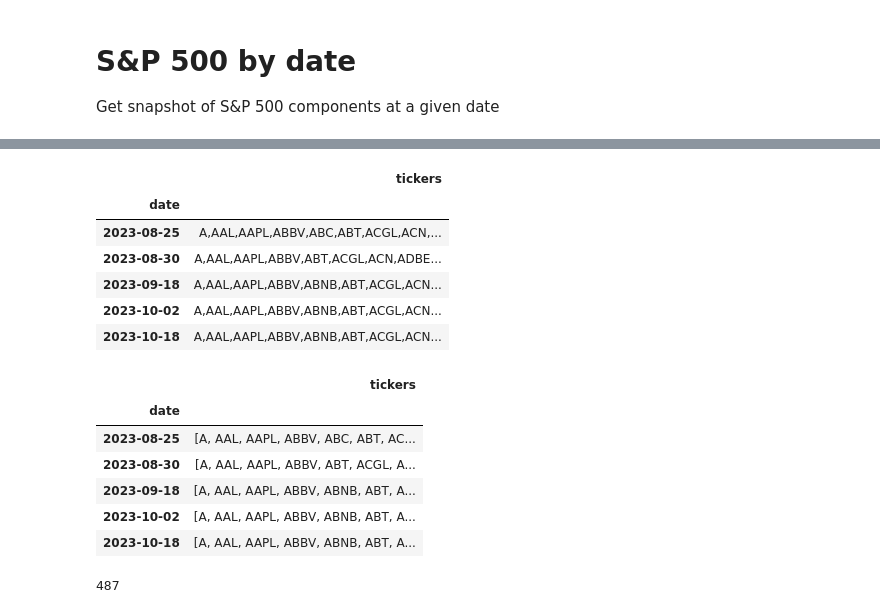
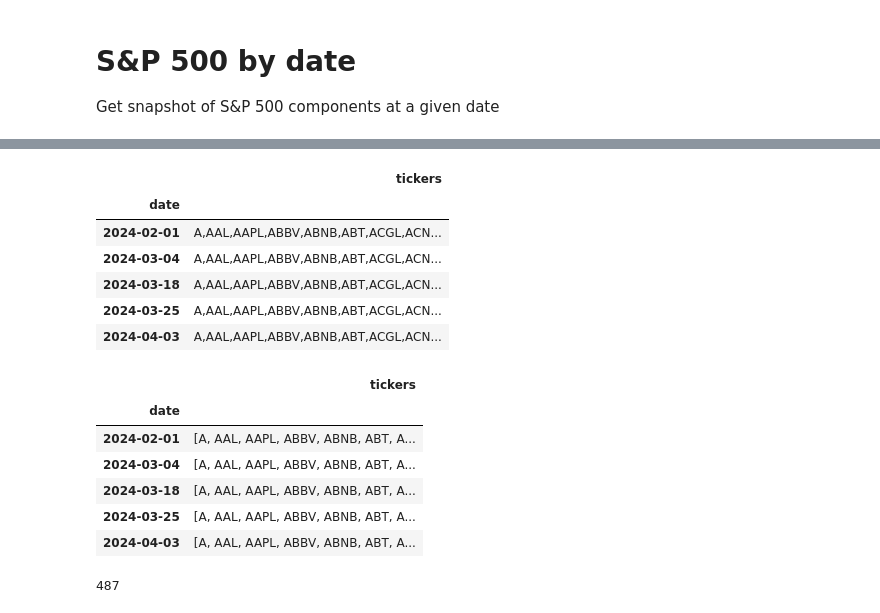
Before and after one commit to fja05680/sp500, a Jupyter notebook: sp500_by_date.ipynb, the cells around one changed output, grey strips where cells are left out. Drawn from its saved outputs; the diff is of its cells as text; code cells hidden in the pictures.

```diff
--- a/sp500_by_date.ipynb
+++ b/sp500_by_date.ipynb
@@ -30,17 +30,17 @@ def get_table(filename):
         df = pd.read_csv(filename, index_col='date')
         return df
 # %%
-filename = 'S&P 500 Historical Components & Changes(12-30-2023).csv'
+filename = 'S&P 500 Historical Components & Changes(04-08-2024).csv'
 df = get_table(filename)
 df.tail()
 # %% [output]
 |  | tickers |
 | date |  |
-| 2023-08-25 | A,AAL,AAPL,ABBV,ABC,ABT,ACGL,ACN,... |
-| 2023-08-30 | A,AAL,AAPL,ABBV,ABT,ACGL,ACN,ADBE... |
-| 2023-09-18 | A,AAL,AAPL,ABBV,ABNB,ABT,ACGL,ACN... |
-| 2023-10-02 | A,AAL,AAPL,ABBV,ABNB,ABT,ACGL,ACN... |
-| 2023-10-18 | A,AAL,AAPL,ABBV,ABNB,ABT,ACGL,ACN... |
+| 2024-02-01 | A,AAL,AAPL,ABBV,ABNB,ABT,ACGL,ACN... |
+| 2024-03-04 | A,AAL,AAPL,ABBV,ABNB,ABT,ACGL,ACN... |
+| 2024-03-18 | A,AAL,AAPL,ABBV,ABNB,ABT,ACGL,ACN... |
+| 2024-03-25 | A,AAL,AAPL,ABBV,ABNB,ABT,ACGL,ACN... |
+| 2024-04-03 | A,AAL,AAPL,ABBV,ABNB,ABT,ACGL,ACN... |
 # %%
 # Convert ticker column from csv to list, then sort.
 df['tickers'] = df['tickers'].apply(lambda x: sorted(x.split(',')))
@@ -48,11 +48,11 @@ df.tail()
 # %% [output]
 |  | tickers |
 | date |  |
-| 2023-08-25 | [A, AAL, AAPL, ABBV, ABC, ABT, AC... |
-| 2023-08-30 | [A, AAL, AAPL, ABBV, ABT, ACGL, A... |
-| 2023-09-18 | [A, AAL, AAPL, ABBV, ABNB, ABT, A... |
-| 2023-10-02 | [A, AAL, AAPL, ABBV, ABNB, ABT, A... |
-| 2023-10-18 | [A, AAL, AAPL, ABBV, ABNB, ABT, A... |
+| 2024-02-01 | [A, AAL, AAPL, ABBV, ABNB, ABT, A... |
+| 2024-03-04 | [A, AAL, AAPL, ABBV, ABNB, ABT, A... |
+| 2024-03-18 | [A, AAL, AAPL, ABBV, ABNB, ABT, A... |
+| 2024-03-25 | [A, AAL, AAPL, ABBV, ABNB, ABT, A... |
+| 2024-04-03 | [A, AAL, AAPL, ABBV, ABNB, ABT, A... |
 # %%
 # Number of symbols in the first row.
 l = list(df['tickers'].head(1))[0]
```
Also changed, not shown: parts of 1 cell of this notebook, 6 other files.
